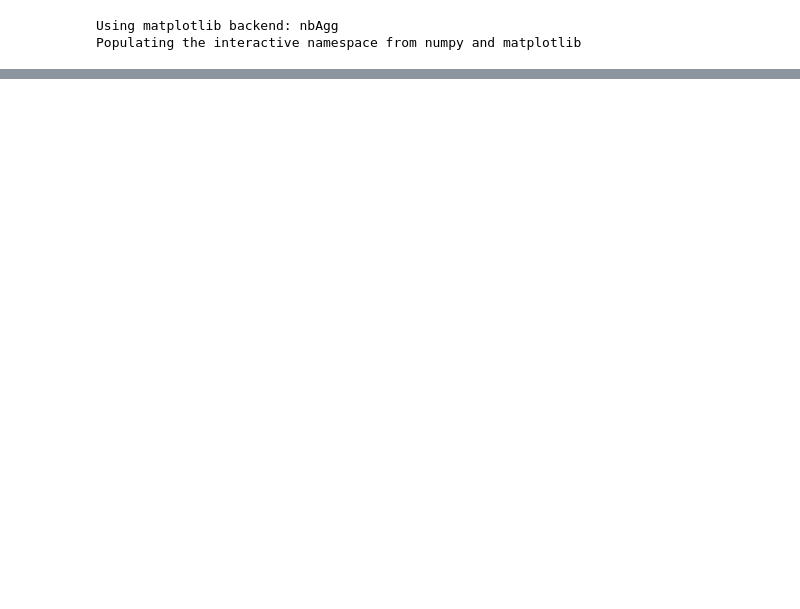
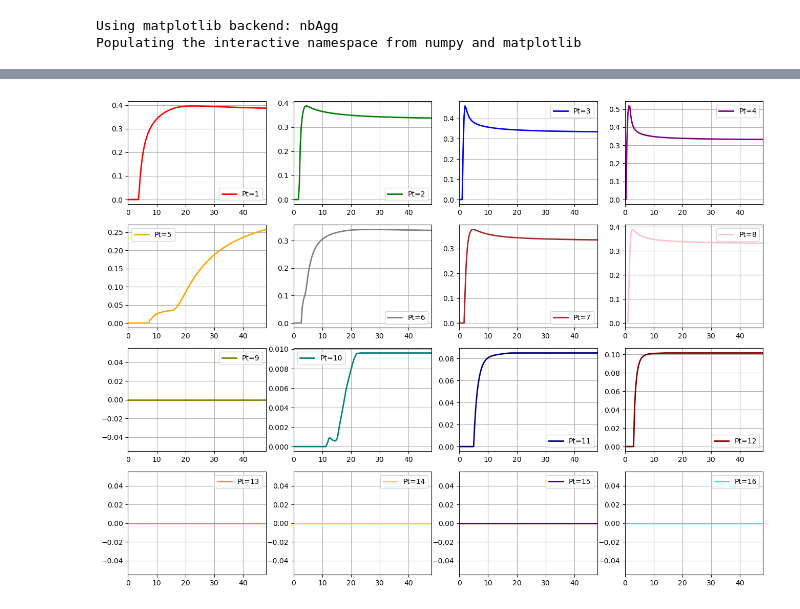
Before and after one commit to KYANJO/GeoFlood, a Jupyter notebook: examples/cpuflood/benchmark_tests/filling_depressions/plot_guage.ipynb, the cells around one changed output, grey strips where cells are left out. Cells and saved outputs as stored; diff of their text form; code cells hidden in the pictures; blank space fills up the shorter version.

```diff
--- a/examples/cpuflood/benchmark_tests/filling_depressions/plot_guage.ipynb
+++ b/examples/cpuflood/benchmark_tests/filling_depressions/plot_guage.ipynb
@@ -133,0 +160,24 @@ plot_gauge()
+# %%
+def plot_gauge():
+    #  look for all gauge files
+    gauge_files = glob.glob('gauge*.txt')
+    # sort the files
+    gauge_files.sort()
+    # print(gauge_files)
+    figsize(16, 12)
+    colours = ['red', 'green', 'blue', 'purple', 'orange', 'gray', 'brown', 'pink', 'olive', 'teal', 'navy', 'maroon', 'coral', 'gold', 'indigo', 'turquoise']
+    for gauge in range(len(gauge_files)):
+        time, h,eta, topo = read_gauge_data(gauge_files[gauge])
+        # plot the data
+        subplot(4,4,gauge+1)
+        plot(time/3600,h ,color=colours[gauge],label=f'Pt={gauge+1}',linewidth=2)
+
+        # if gauge < 12:
+        #     xticks([])
+        # add a legend
+        xlim(0,48)
+        grid()
+        legend(loc='best')
+plot_gauge()
+# %% [output]
+[figure, added]
```
Also changed, not shown: parts of 9 cells of this notebook, 50 other files.
